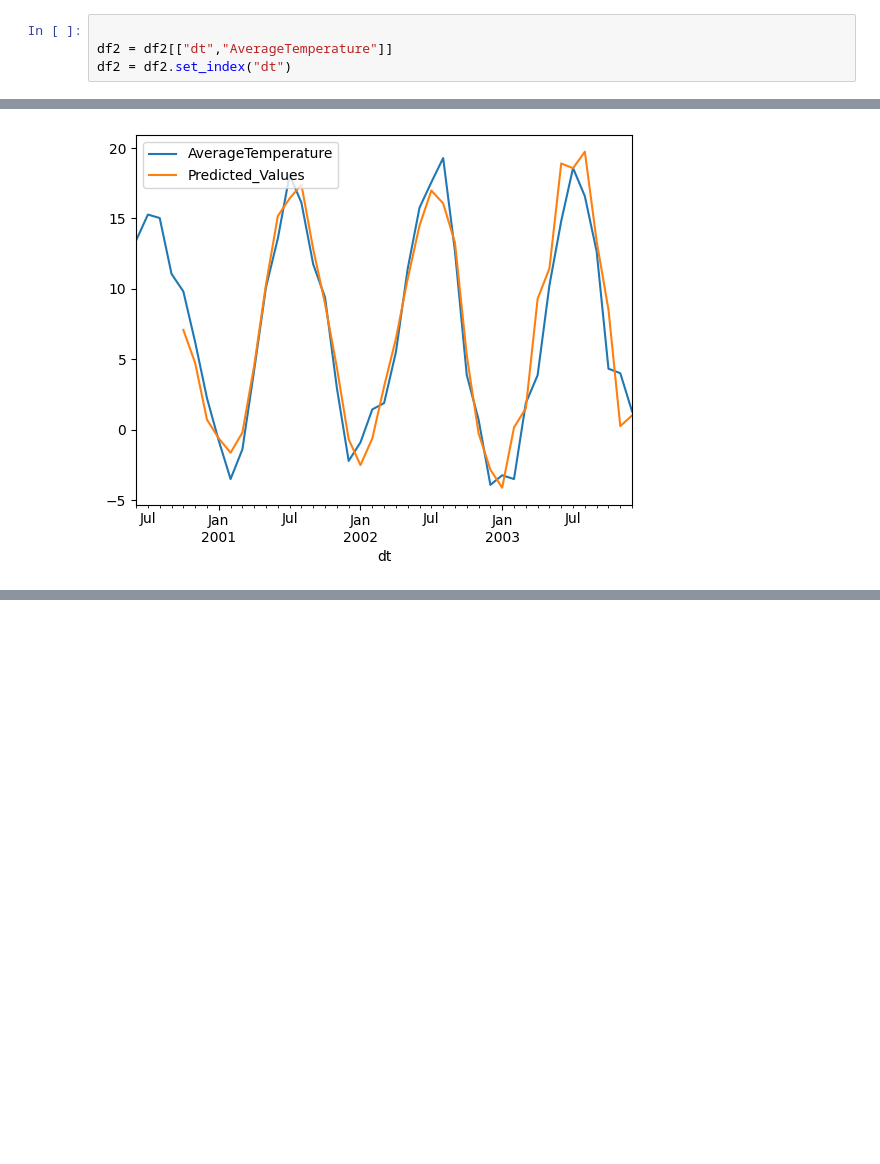
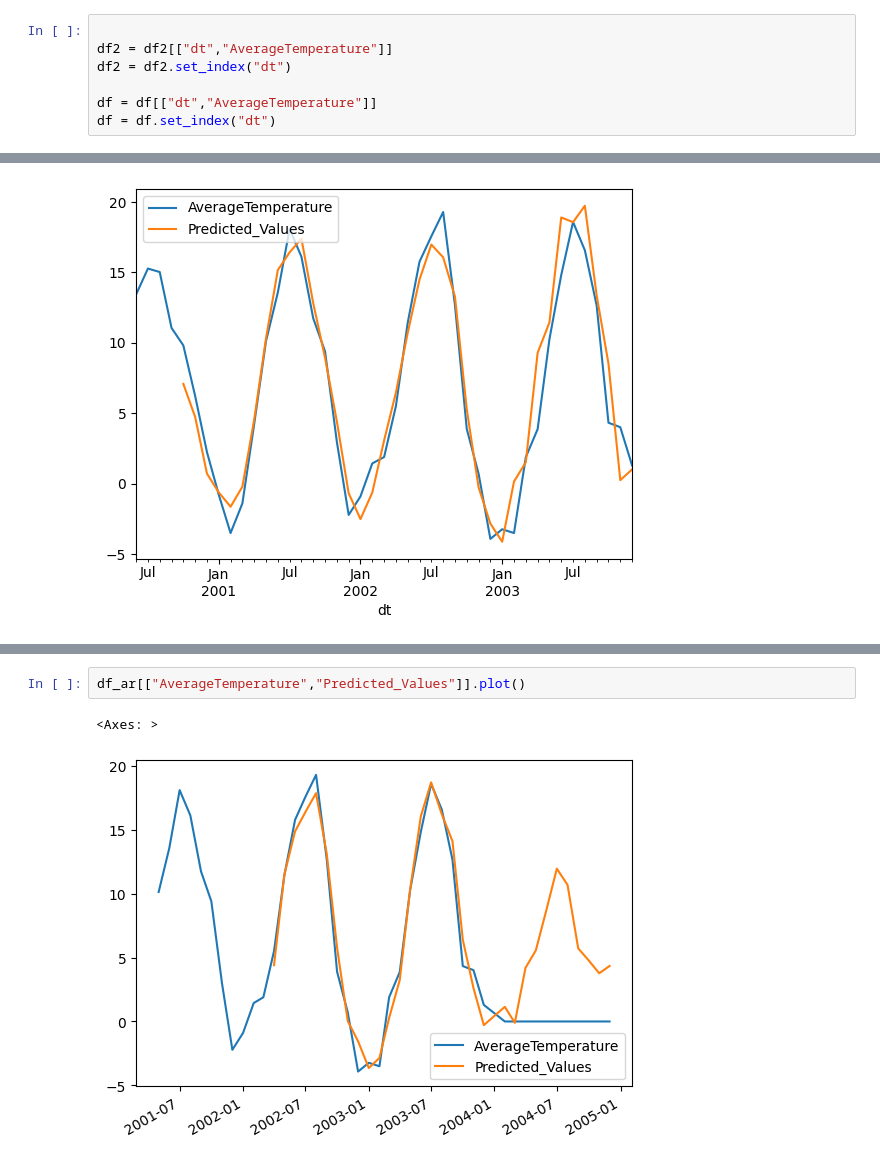
Before and after one commit to CyberStefNef/World_Temperature_Analysis, a Jupyter notebook: arima.ipynb, the cells around one changed output, grey strips where cells are left out. Saved outputs shown, nothing was run; the diff lists cells and outputs as text; blank space fills up the shorter version.

```diff
--- a/arima.ipynb
+++ b/arima.ipynb
@@ -33,6 +33,9 @@ df2 = df.loc[(df.dt >= "2000-01-01") & (df.dt <= "2003-12-01")]
 
 df2 = df2[["dt","AverageTemperature"]]
 df2 = df2.set_index("dt")
+
+df = df[["dt","AverageTemperature"]]
+df = df.set_index("dt")
 # %% [markdown]
 ## First we look at the time series...
 # %%
@@ -645,0 +758,5 @@ forecasted_df
+# %%
+df_ar[["AverageTemperature","Predicted_Values"]].plot()
+# %% [output]
+<Axes: >
+[figure, added]
```
Also changed, not shown: parts of 8 cells of this notebook.
